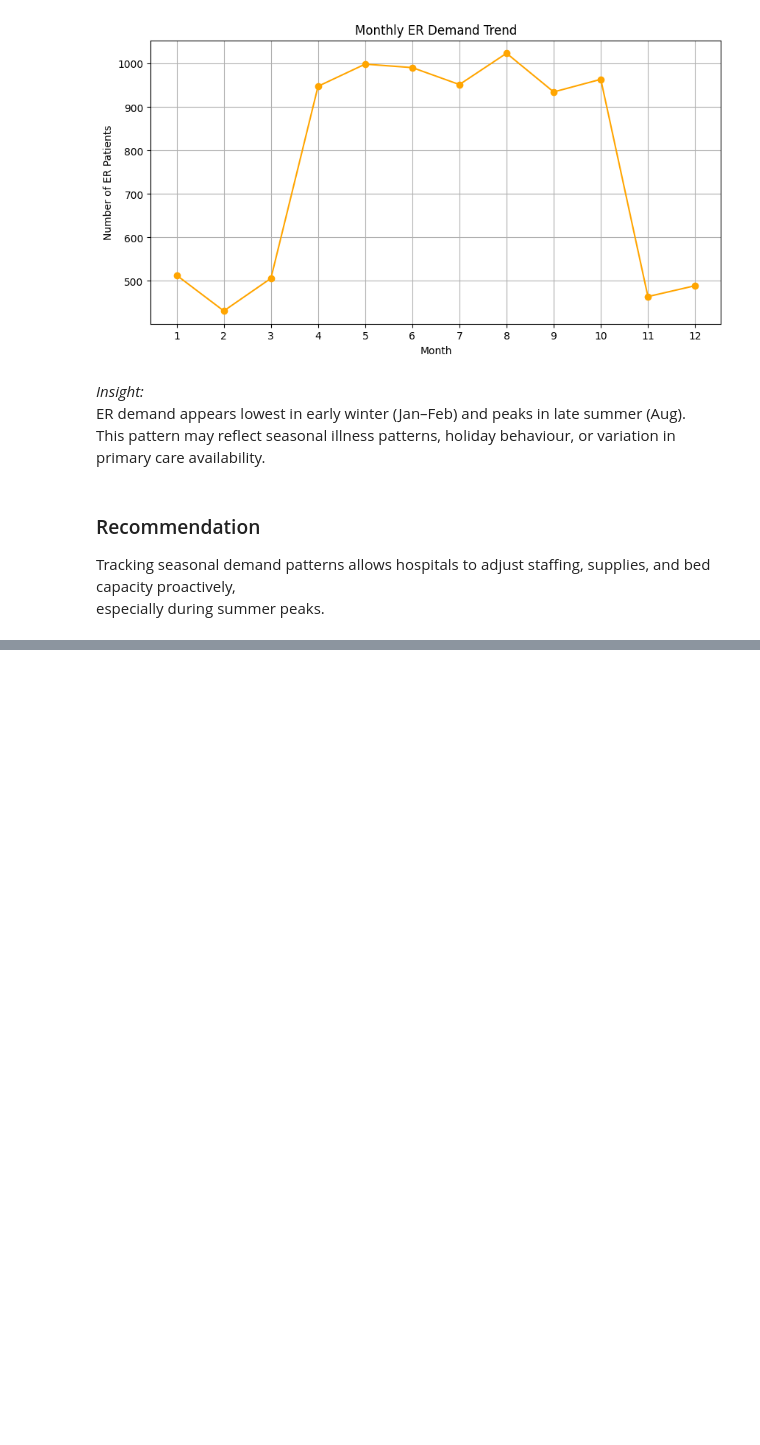
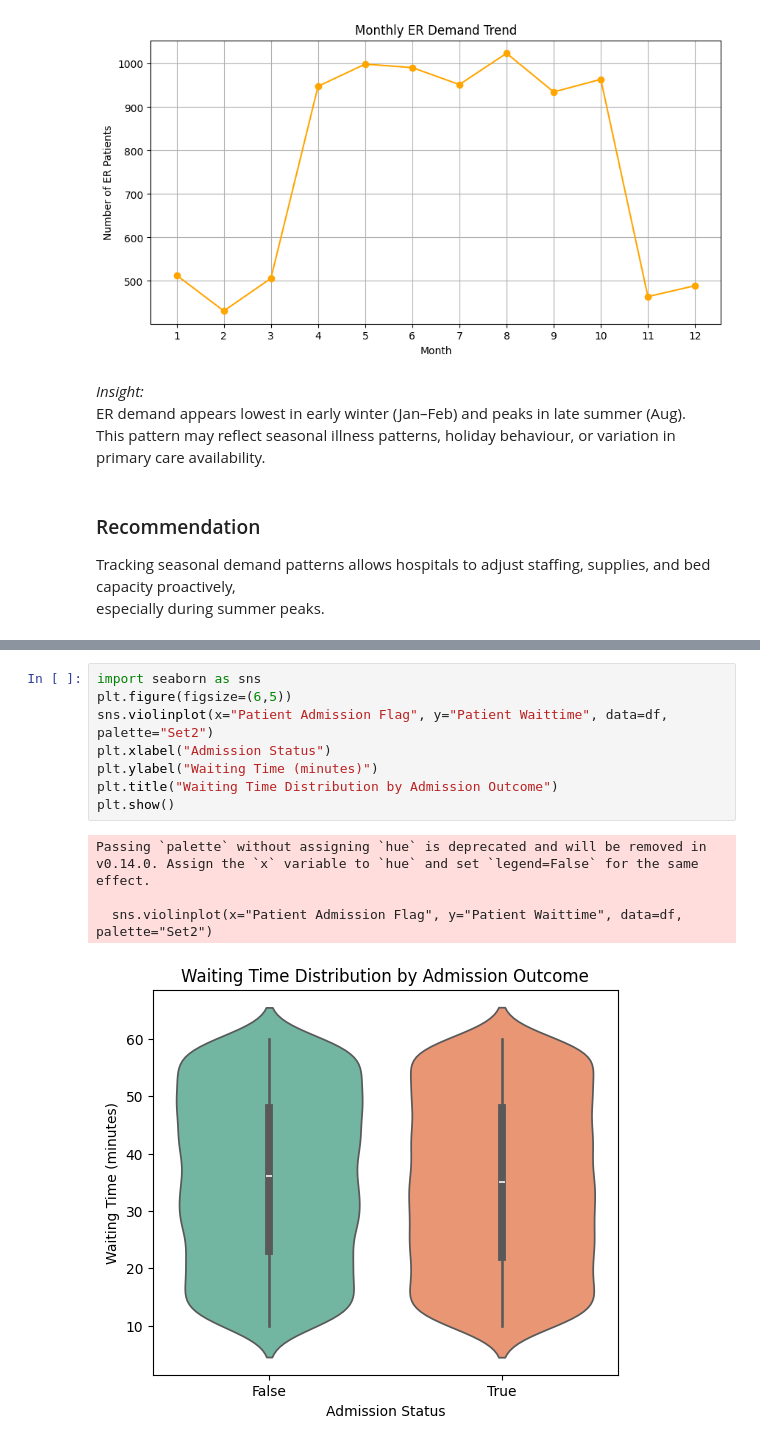
Before and after one commit to hidaia175/ER-Capstone-Project1, a Jupyter notebook: jupyter_notebooks/03_EDA_and_hypothesis_testing.ipynb, the cells around one changed output, grey strips where cells are left out. Cells and saved outputs as stored; diff of their text form; blank space fills up the shorter version.

```diff
--- a/jupyter_notebooks/03_EDA_and_hypothesis_testing.ipynb
+++ b/jupyter_notebooks/03_EDA_and_hypothesis_testing.ipynb
@@ -223,0 +231,13 @@ especially during summer peaks.
+# %%
+import seaborn as sns
+plt.figure(figsize=(6,5))
+sns.violinplot(x="Patient Admission Flag", y="Patient Waittime", data=df, palette="Set2")
+plt.xlabel("Admission Status")
+plt.ylabel("Waiting Time (minutes)")
+plt.title("Waiting Time Distribution by Admission Outcome")
+plt.show()
+# %% [output]
+Passing `palette` without assigning `hue` is deprecated and will be removed in v0.14.0. Assign the `x` variable to `hue` and set `legend=False` for the same effect.
+
+  sns.violinplot(x="Patient Admission Flag", y="Patient Waittime", data=df, palette="Set2")
+[figure, added]
```
Also changed, not shown: parts of 4 cells of this notebook.
